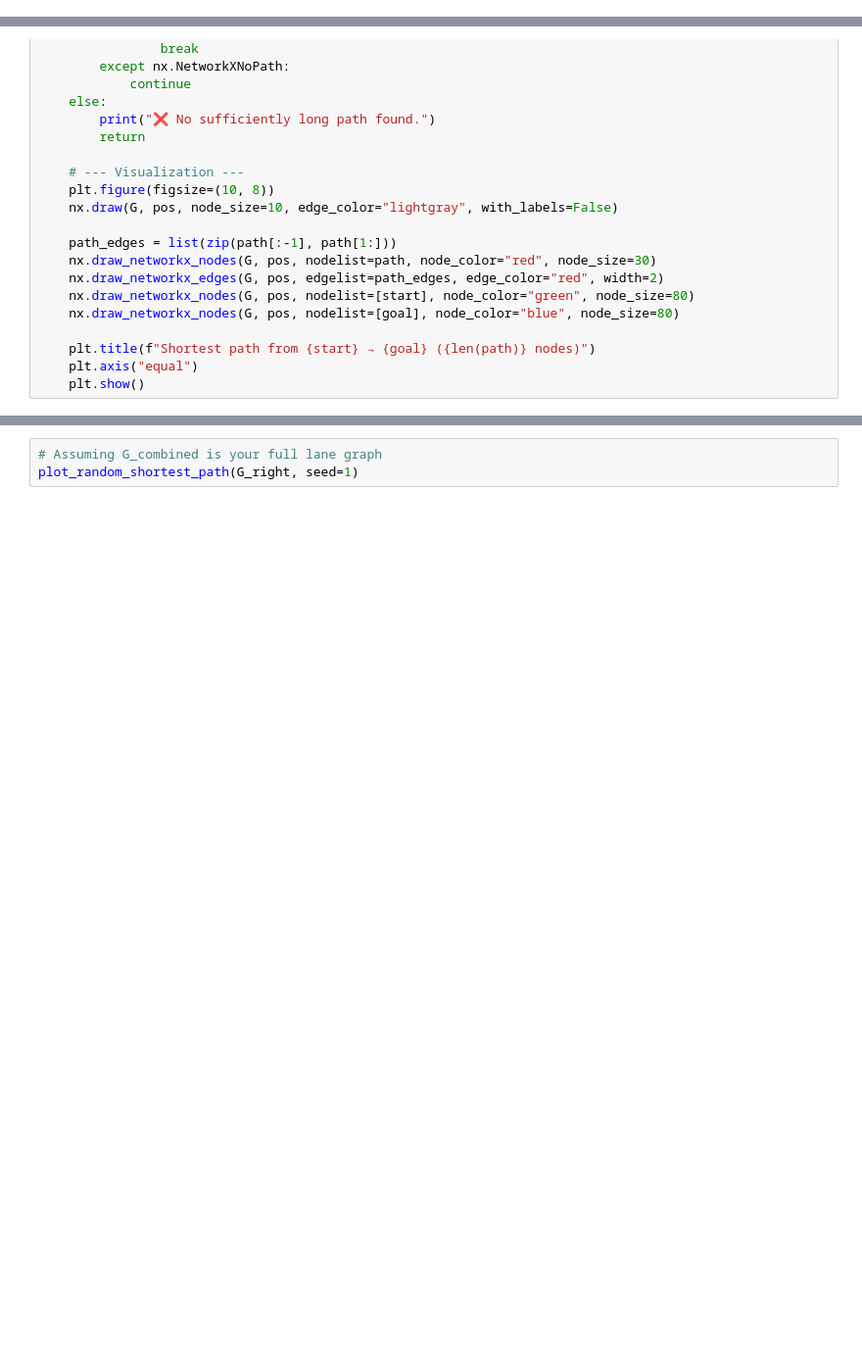
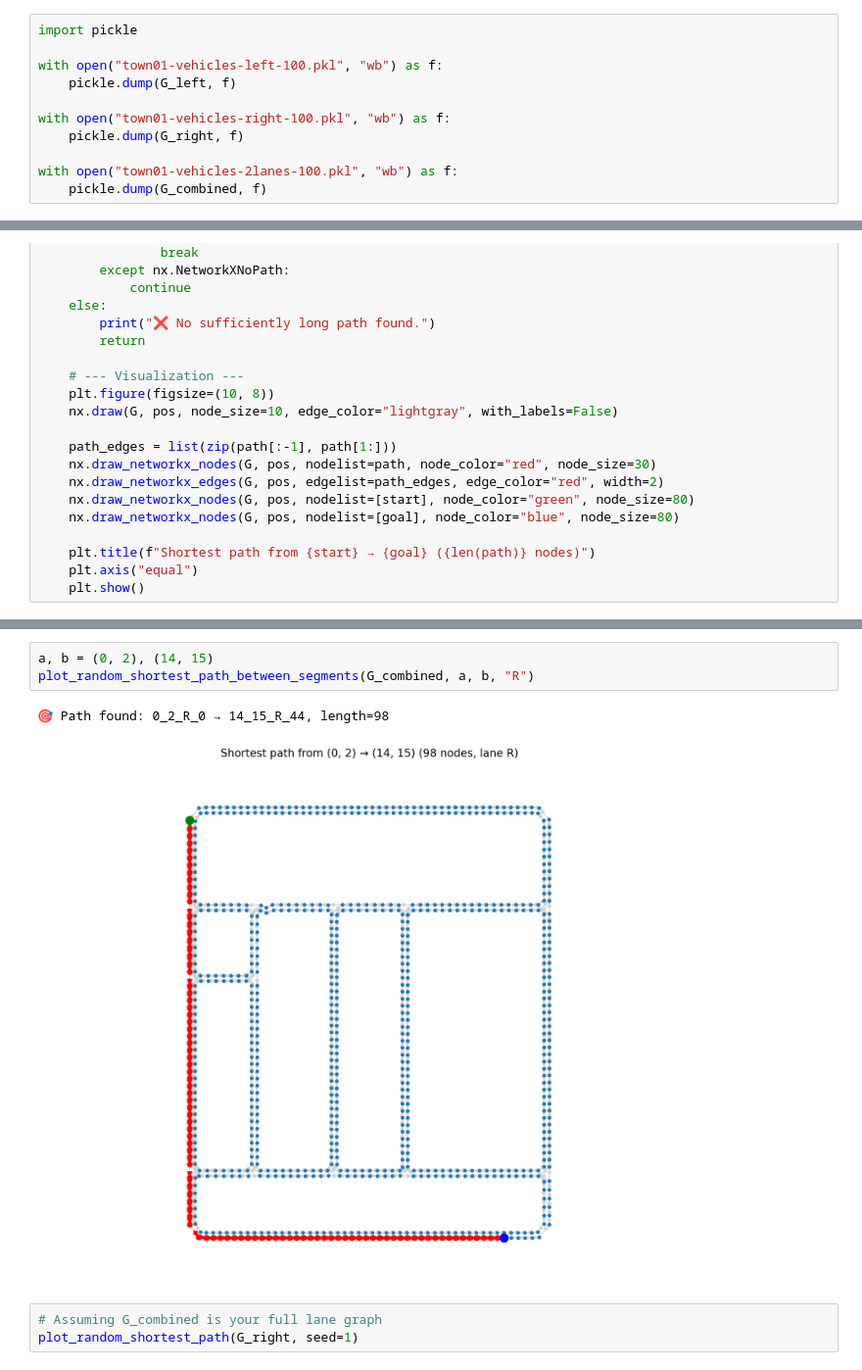
Before and after one commit to danielmtzbarba/carlabev-env, a Jupyter notebook: CarlaBEV/scripts/debug_map_graph.ipynb, the cells around one changed output, grey strips where cells are left out. Shown at 98% size. Drawn from its saved outputs; the diff is of its cells as text; blank space fills up the shorter version.

```diff
--- a/CarlaBEV/scripts/debug_map_graph.ipynb
+++ b/CarlaBEV/scripts/debug_map_graph.ipynb
@@ -546,3 +503,14 @@ def connect_intersection_to_segments(G, intersections, segment_info, lane_type="
+# %%
+import pickle
+
+with open("town01-vehicles-left-100.pkl", "wb") as f:
+    pickle.dump(G_left, f)
+
+with open("town01-vehicles-right-100.pkl", "wb") as f:
+    pickle.dump(G_right, f)
+
+with open("town01-vehicles-2lanes-100.pkl", "wb") as f:
+    pickle.dump(G_combined, f)
 # %%
 import random
 import networkx as nx
@@ -595,3 +626,9 @@ def plot_random_shortest_path(G, max_tries=1000, seed=None, directed=False):
+# %%
+a, b = (0, 2), (14, 15)
+plot_random_shortest_path_between_segments(G_combined, a, b, "R")
+# %% [output]
+🎯 Path found: 0_2_R_0 → 14_15_R_44, length=98
+[figure, added]
 # %%
 # Assuming G_combined is your full lane graph
 plot_random_shortest_path(G_right, seed=1)
```
Also changed, not shown: parts of 9 cells of this notebook, 7 other files.
